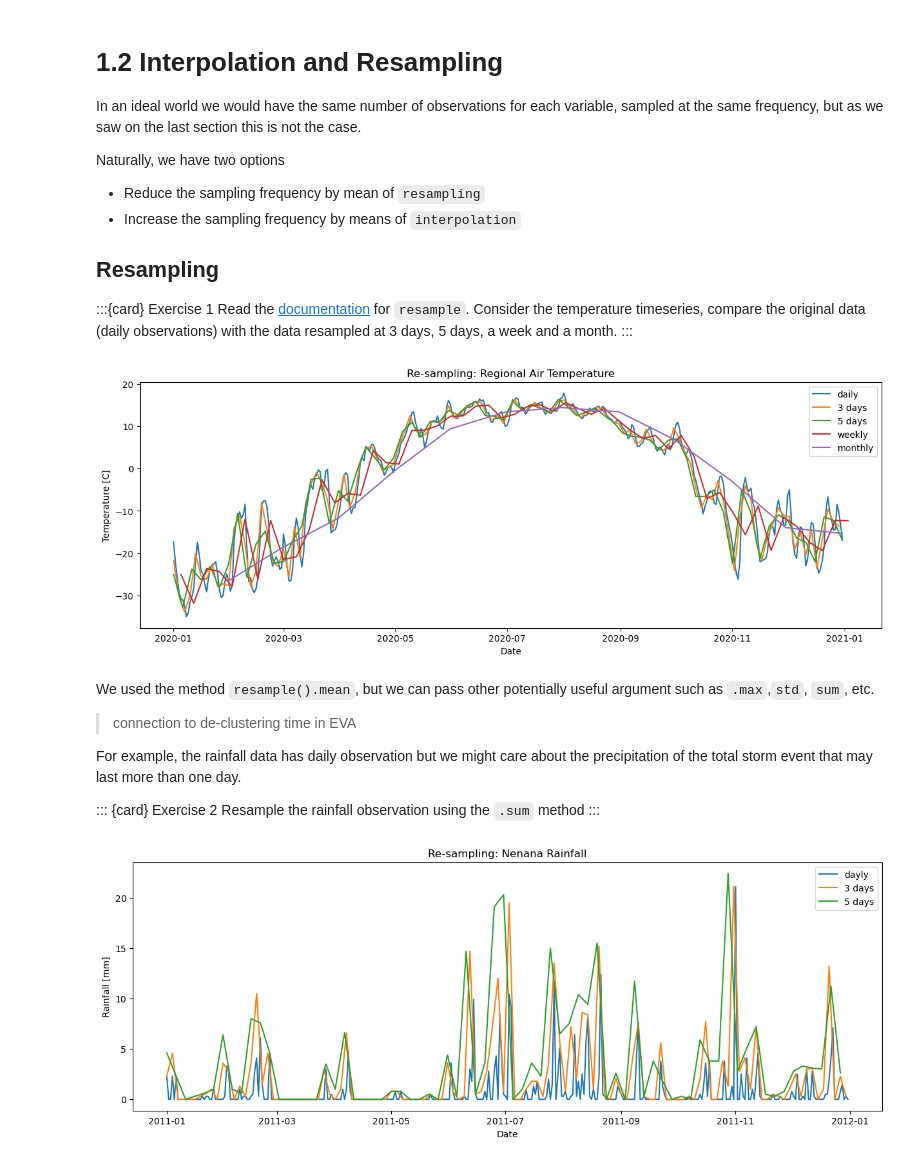
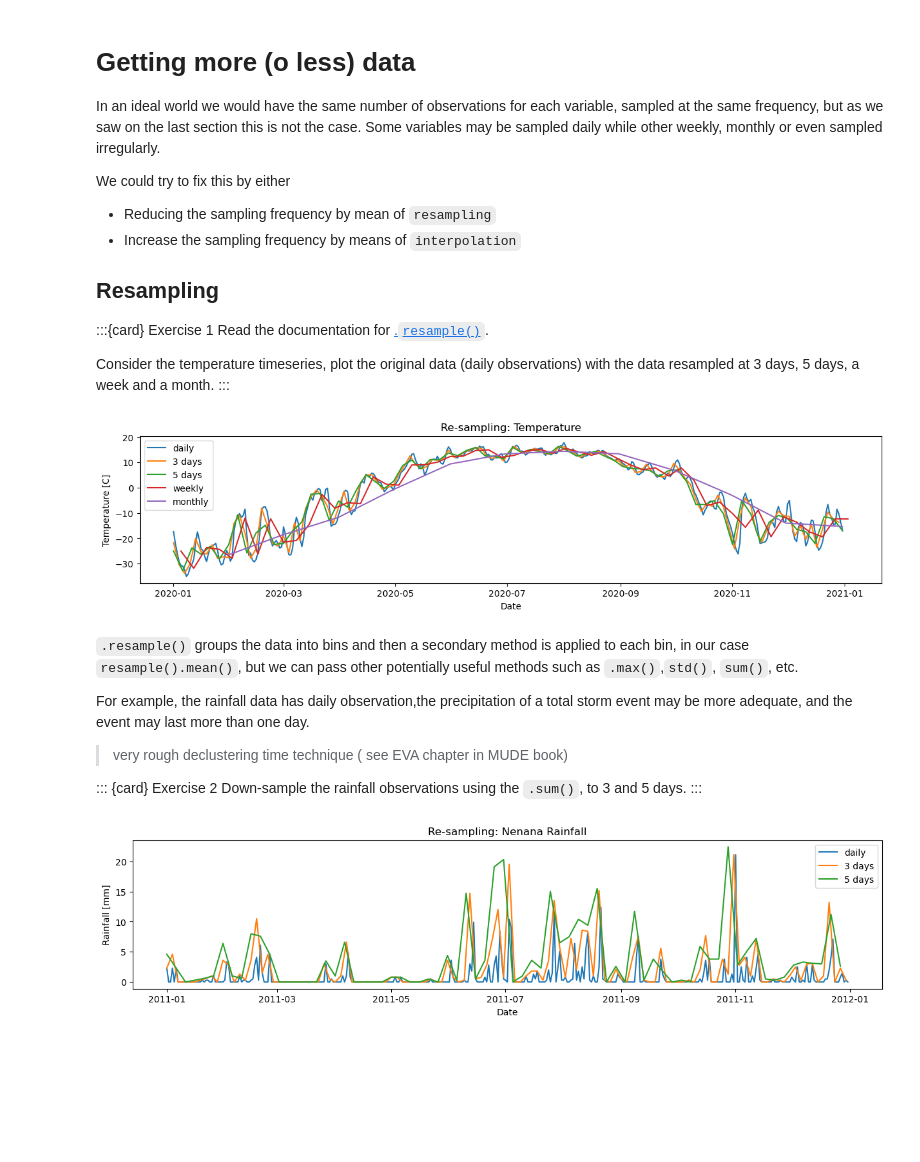
Before and after one commit to iceclassic/mude, a Jupyter notebook: book/Part_1/Resample_interp.ipynb, the cells around one changed output. Cells and saved outputs as stored; diff of their text form; code cells hidden in the pictures; blank space fills up the shorter version.

Commit message:
interp examples

```diff
--- a/book/Part_1/Resample_interp.ipynb
+++ b/book/Part_1/Resample_interp.ipynb
@@ -1,16 +1,17 @@
 # %% [markdown]
-# 1.2 Interpolation and Resampling
-In an ideal world we would have the same number of observations for each variable, sampled at the same frequency, but as we saw on the last section this is not the case.
+# Getting more (o less) data
+In an ideal world we would have the same number of observations for each variable, sampled at the same frequency, but as we saw on the last section this is not the case. Some variables may be sampled daily while other weekly, monthly or even sampled irregularly.
 
-Naturally, we have two options
-- Reduce the sampling frequency by mean of `resampling`
+We could try  to fix this by either
+- Reducing the sampling frequency by mean of `resampling`
 - Increase the sampling frequency by means of `interpolation`
 
 
 ## Resampling
 :::{card} Exercise 1
-Read the [documentation](https://pandas.pydata.org/pandas-docs/stable/reference/api/pandas.DataFrame.resample.html) for  `resample`.
-Consider the temperature timeseries, compare the original data (daily observations) with the data resampled at 3 days, 5 days, a week and a month.
+Read the documentation for  [.`resample()`](https://pandas.pydata.org/pandas-docs/stable/reference/api/pandas.DataFrame.resample.html).
+
+Consider the temperature timeseries, plot the original data (daily observations) with the data resampled at 3 days, 5 days, a week and a month.
 :::
 # %%
 from funciones import*
@@ -26,32 +27,33 @@ Data.index = pd.to_datetime(Data.index, format="%Y-%m-%d")
 # %%
 Temperature=Data['Regional: Air temperature [C]']
 Temperature= Temperature[(Temperature.index.year >= 2020) & (Temperature.index.year < 2021)]
 Temp_w3=Temperature.resample('3D').mean()
 Temp_w5=Temperature.resample('5D').mean()
 Temp_w7=Temperature.resample('W').mean()
 Temp_w30=Temperature.resample('ME').mean()
 
-fig, axs = plt.subplots(figsize=(15, 5))
-plt.title('Re-sampling: Regional Air Temperature')
+fig, axs = plt.subplots(figsize=(15, 3))
+plt.title('Re-sampling: Temperature')
 plt.plot(Temperature, label='daily')
 plt.plot(Temp_w3,label='3 days')
 plt.plot(Temp_w5,label='5 days')
 plt.plot(Temp_w7,label='weekly')
 plt.plot(Temp_w30,label='monthly')
 plt.ylabel("Temperature [C]")
 plt.xlabel("Date")
 plt.legend()
 plt.show()
 # %% [output]
-[figure, old version]
+[figure, new version]
 # %% [markdown]
-We used the method `resample().mean`, but we can pass other potentially useful argument such as `.max`,`std`, `sum`, etc.
-> connection to de-clustering time in EVA
+`.resample()` groups the data into bins and then a secondary method is applied to each bin, in our case `resample().mean()`, but we can pass other potentially useful methods such as `.max()`,`std()`, `sum()`, etc.
 
-For example, the rainfall data has daily observation but we might care about the precipitation of the total storm event that may last more than one day.
+
+For example, the rainfall data has daily observation,the precipitation of a total storm event may be more adequate, and the event may last more than one day.
+> very rough declustering time technique ( see EVA chapter in MUDE book)
 
 ::: {card} Exercise 2
-Resample the rainfall observation using the `.sum` method
+Down-sample the rainfall observations using the `.sum()`, to 3 and 5 days.
 :::
 # %%
 Rain=Data['Nenana: Rainfall [mm]']
@@ -61,9 +63,9 @@ Rain=Rain[(Rain.index.year >= 2011) & (Rain.index.year < 2012)]
 Rain_d3=Rain.resample('3D').sum()
 Rain_d5=Rain.resample('5D').sum()
 
-fig, axs = plt.subplots(figsize=(15, 5))
+fig, axs = plt.subplots(figsize=(15, 3))
 plt.title('Re-sampling: Nenana Rainfall')
-plt.plot(Rain, label='dayly')
+plt.plot(Rain, label='daily')
 plt.plot(Rain_d3,label='3 days')
 plt.plot(Rain_d5,label='5 days')
 plt.ylabel("Rainfall [mm]")
@@ -71,6 +73,6 @@ plt.xlabel("Date")
 plt.legend()
 plt.show()
 # %% [output]
-[figure, old version]
+[figure, new version]
 # %% [markdown]
 ## Interpolating
```
Also changed, not shown: parts of 15 cells of this notebook, 1 other file.
